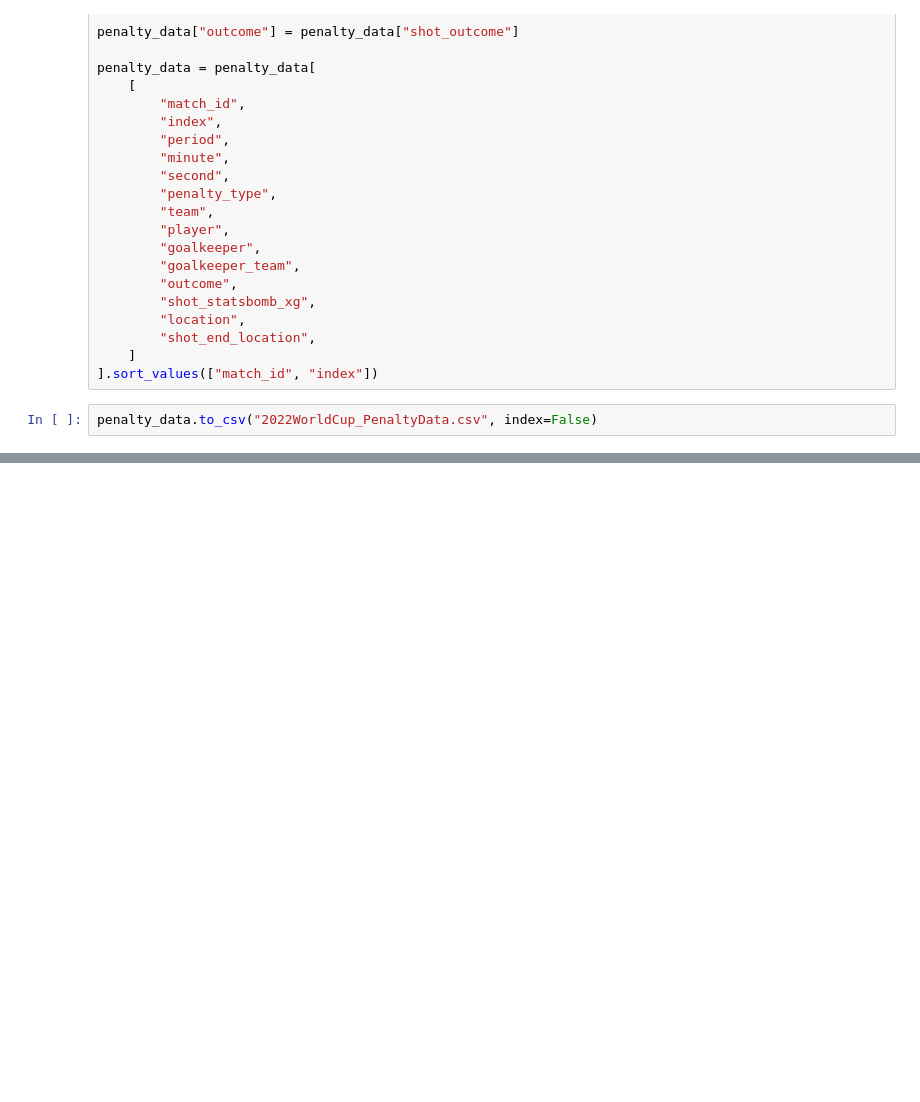
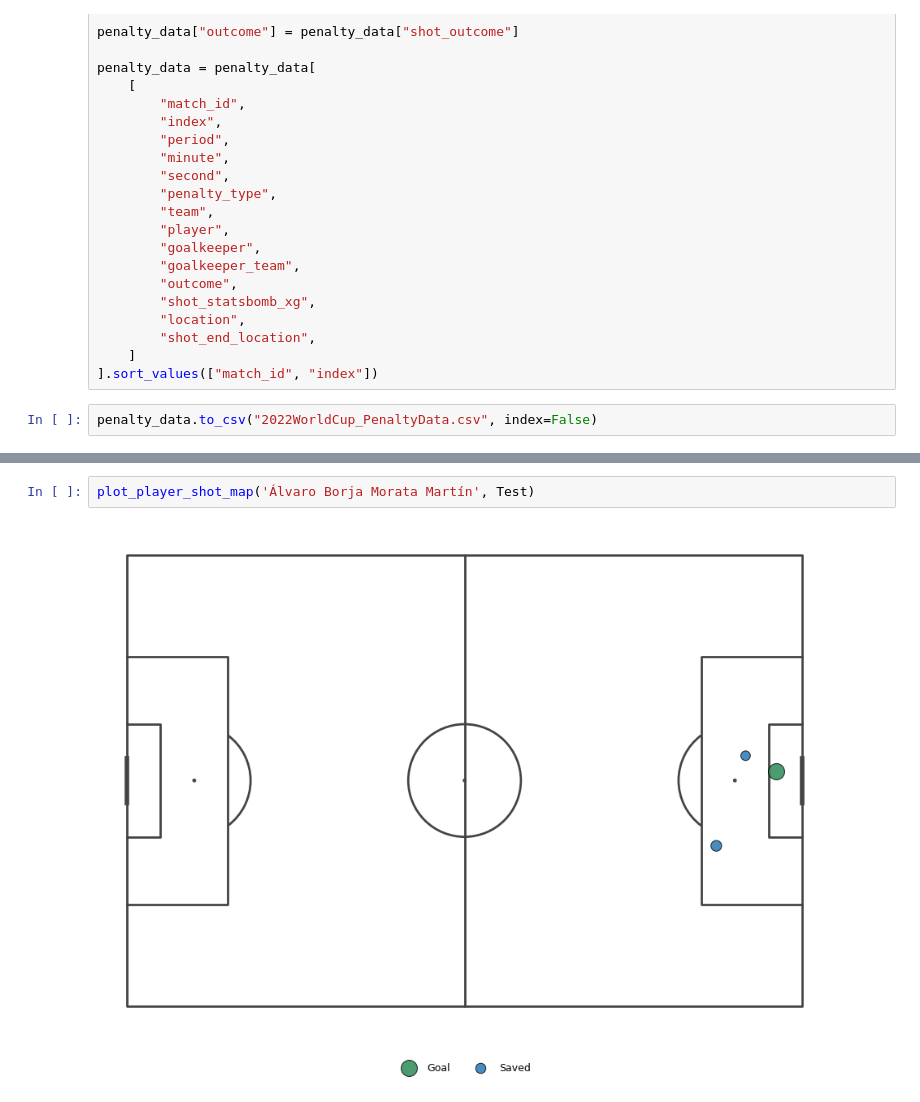
Before and after one commit to AlejandroZamudio14/Portfolio, a Jupyter notebook: WCAnalysisDashboard/WC_DashboardDev.ipynb, the cells around one changed output, grey strips where cells are left out. Drawn from its saved outputs; the diff is of its cells as text; blank space fills up the shorter version.

```diff
--- a/WCAnalysisDashboard/WC_DashboardDev.ipynb
+++ b/WCAnalysisDashboard/WC_DashboardDev.ipynb
@@ -1266,0 +1465,4 @@ penalty_data.to_csv("2022WorldCup_PenaltyData.csv", index=False)
+# %%
+plot_player_shot_map('Álvaro Borja Morata Martín', Test)
+# %% [output]
+[figure, added]
```
Also changed, not shown: parts of 11 cells of this notebook.
